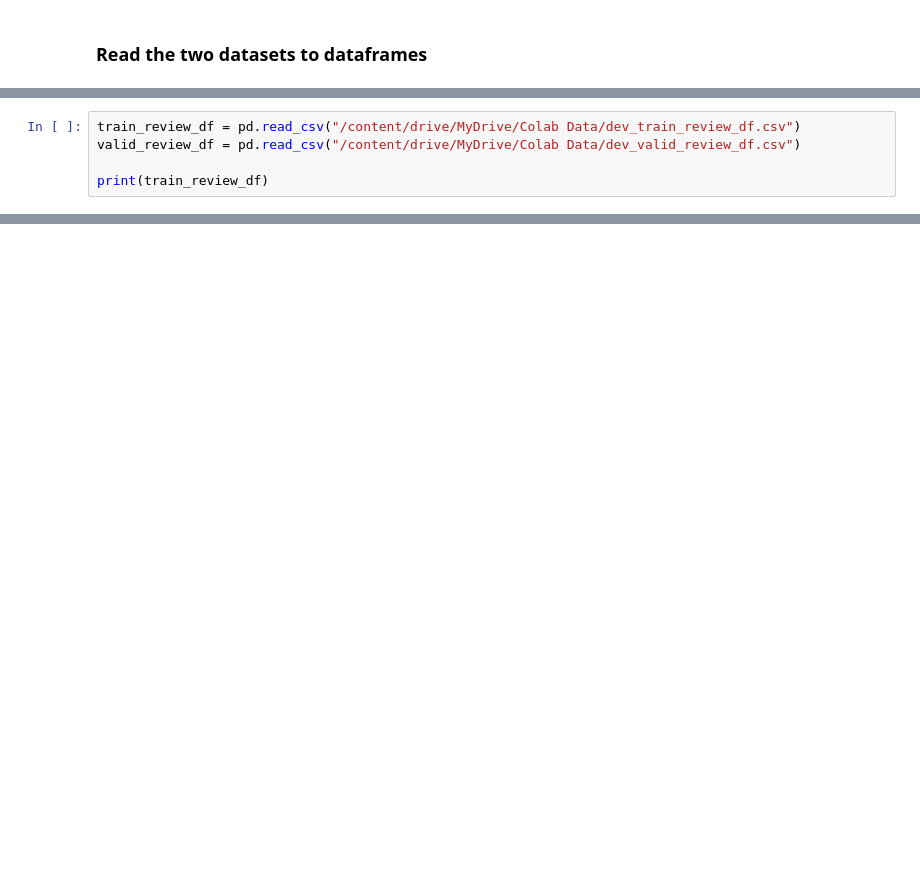
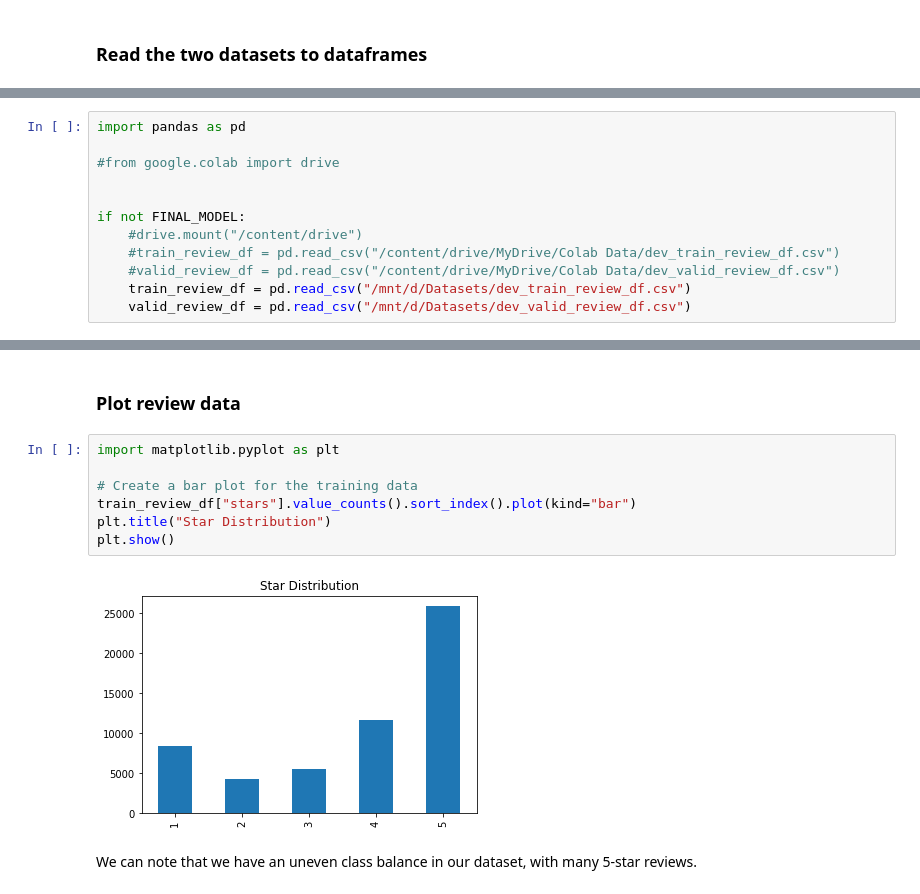
Before and after one commit to simhermansson/NLP_Yelp_Reviews, a Jupyter notebook: NLP_Yelp_Reviews.ipynb, the cells around one changed output, grey strips where cells are left out. Drawn from its saved outputs; the diff is of its cells as text; blank space fills up the shorter version.

```diff
--- a/NLP_Yelp_Reviews.ipynb
+++ b/NLP_Yelp_Reviews.ipynb
@@ -56,5 +61,12 @@ if not FINAL_MODEL:
 # %%
-train_review_df = pd.read_csv("/content/drive/MyDrive/Colab Data/dev_train_review_df.csv")
-valid_review_df = pd.read_csv("/content/drive/MyDrive/Colab Data/dev_valid_review_df.csv")
+import pandas as pd
 
-print(train_review_df)
+#from google.colab import drive
+
+
+if not FINAL_MODEL:
+    #drive.mount("/content/drive")
+    #train_review_df = pd.read_csv("/content/drive/MyDrive/Colab Data/dev_train_review_df.csv")
+    #valid_review_df = pd.read_csv("/content/drive/MyDrive/Colab Data/dev_valid_review_df.csv")
+    train_review_df = pd.read_csv("/mnt/d/Datasets/dev_train_review_df.csv")
+    valid_review_df = pd.read_csv("/mnt/d/Datasets/dev_valid_review_df.csv")
@@ -78,0 +357,13 @@ print(train_review_df)
+# %% [markdown]
+### Plot review data
+# %%
+import matplotlib.pyplot as plt
+
+# Create a bar plot for the training data
+train_review_df["stars"].value_counts().sort_index().plot(kind="bar")
+plt.title("Star Distribution")
+plt.show()
+# %% [output]
+[figure, added]
+# %% [markdown]
+We can note that we have an uneven class balance in our dataset, with many 5-star reviews.
```
Also changed, not shown: parts of 31 cells of this notebook.
